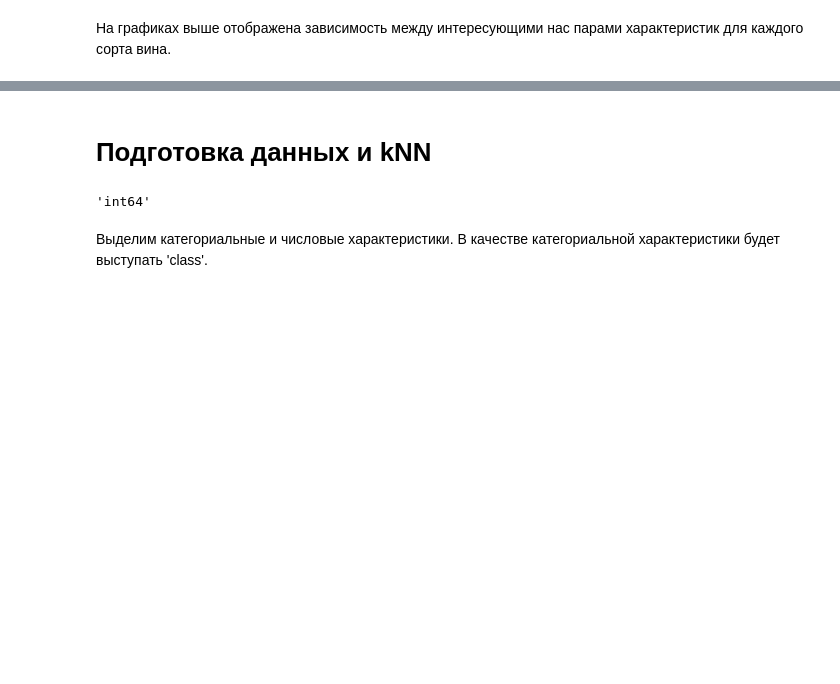
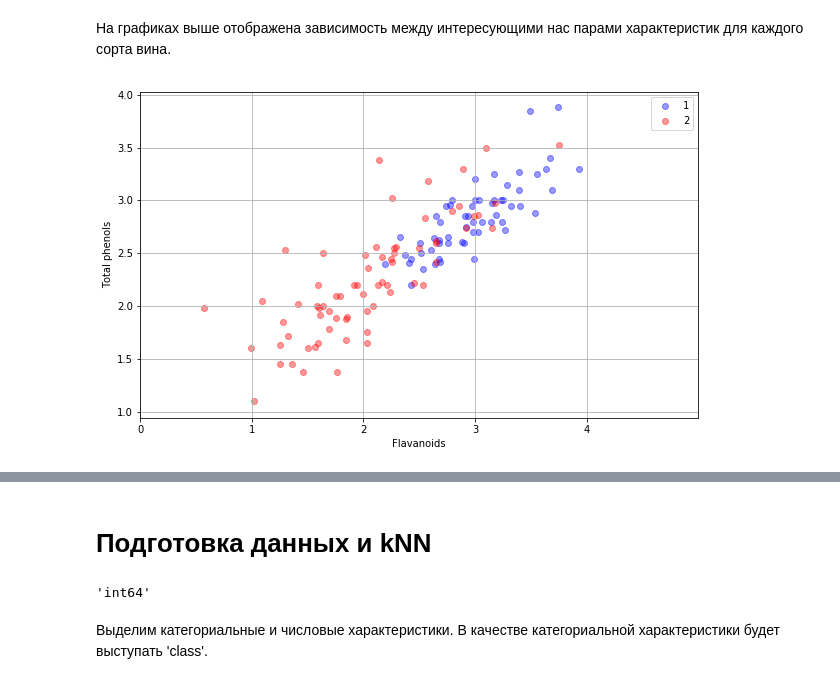
Before and after one commit to ipolyak/Data-Analysis, a Jupyter notebook: wine-analysis.ipynb, the cells around one changed output, grey strips where cells are left out. Drawn from its saved outputs; the diff is of its cells as text; code cells hidden in the pictures; blank space fills up the shorter version.

```diff
--- a/wine-analysis.ipynb
+++ b/wine-analysis.ipynb
@@ -238,2 +238,25 @@ pass
 # %% [markdown]
 На графиках выше отображена зависимость между интересующими нас парами характеристик для каждого сорта вина.
+# %%
+plt.figure(figsize = (10, 6))
+
+plt.scatter(data[data['class'] == 1]['Flavanoids'],
+            data[data['class'] == 1]['Total phenols'],
+            alpha = 0.40,
+            label = '1',
+            color = 'b')
+
+plt.scatter(data[data['class'] == 2]['Flavanoids'],
+            data[data['class'] == 2]['Total phenols'],
+            alpha = 0.40,
+            label = '2',
+            color = 'r')
+
+plt.xlabel('Flavanoids')
+plt.xticks(range(0, 5))
+plt.xlim(0, 5)
+plt.ylabel('Total phenols')
+plt.legend()
+plt.grid()
+# %% [output]
+[figure, added]
```
Also changed, not shown: parts of 15 cells of this notebook.
